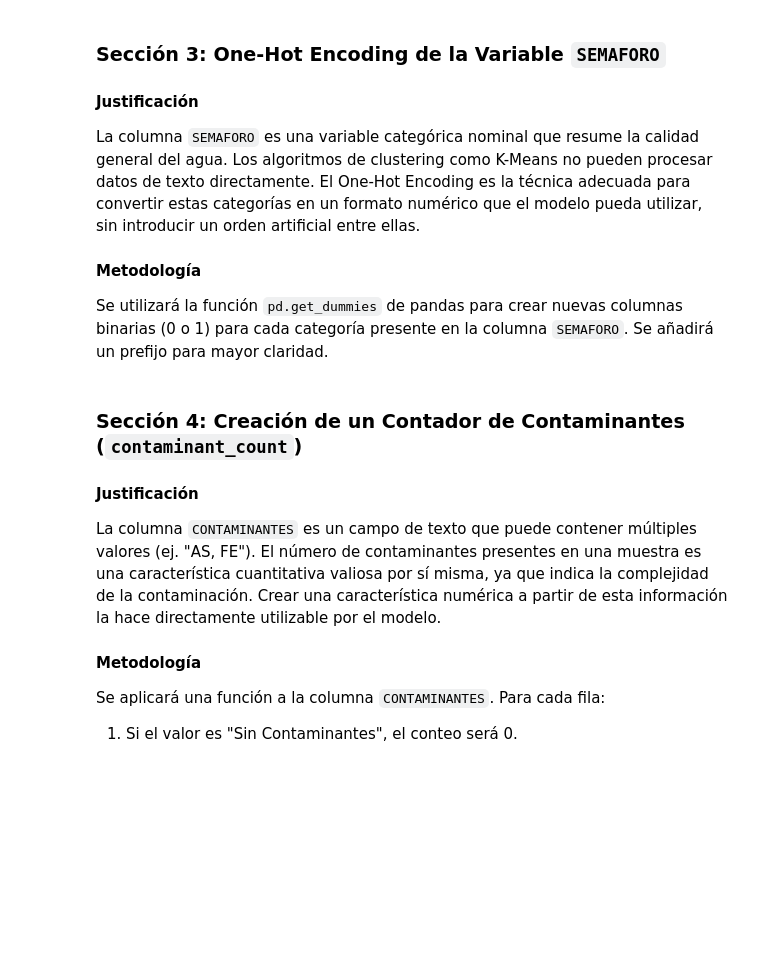
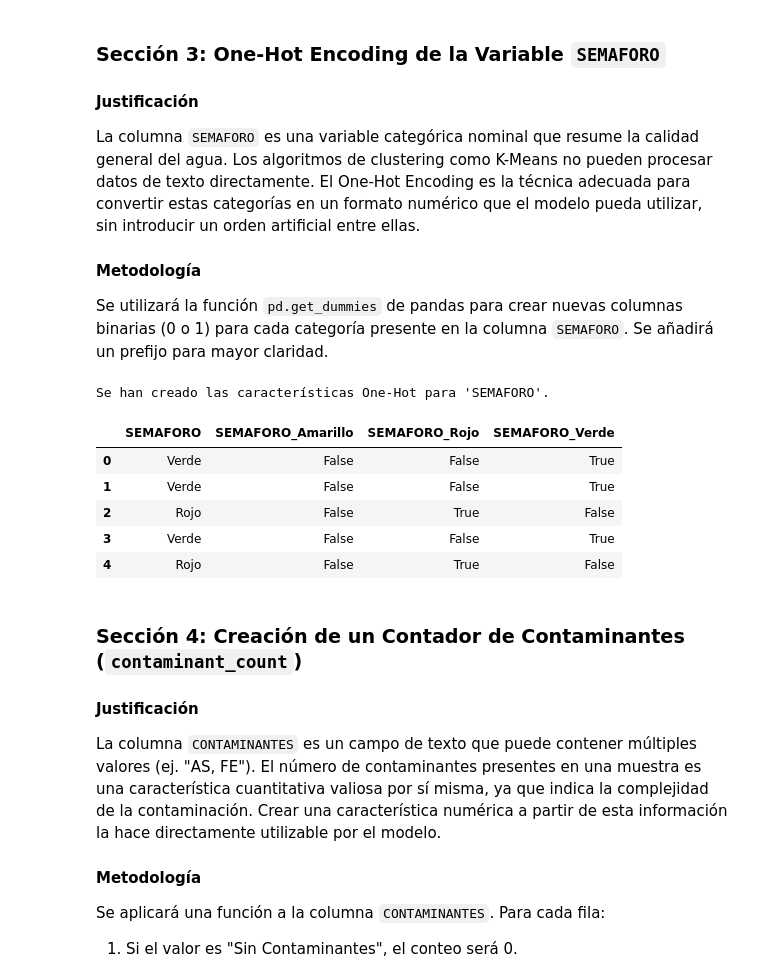
Before and after one commit to danvalvrd/ProyectoFinalIACenfo, a Jupyter notebook: feature_engineering.ipynb, the cells around one changed output. Saved outputs shown, nothing was run; the diff lists cells and outputs as text; code cells hidden in the pictures; blank space fills up the shorter version.

```diff
--- a/feature_engineering.ipynb
+++ b/feature_engineering.ipynb
@@ -92,12 +125,20 @@ Se utilizará la función `pd.get_dummies` de pandas para crear nuevas columnas
 # %%
 # Aplicar One-Hot Encoding a la columna 'SEMAFORO'
 semaforo_dummies = pd.get_dummies(df_featured['SEMAFORO'], prefix='SEMAFORO')
 
 # Unir las nuevas columnas al DataFrame principal
 df_featured = pd.concat([df_featured, semaforo_dummies], axis=1)
 
 print("Se han creado las características One-Hot para 'SEMAFORO'.")
-df_featured[['SEMAFORO', 'SEMAFORO_Amarillo', 'SEMAFORO_Rojo', 'SEMAFORO_Sin Dato', 'SEMAFORO_Verde']].head()
+df_featured[['SEMAFORO', 'SEMAFORO_Amarillo', 'SEMAFORO_Rojo', 'SEMAFORO_Verde']].head()
+# %% [output]
+Se han creado las características One-Hot para 'SEMAFORO'.
+|  | SEMAFORO | SEMAFORO_Amarillo | SEMAFORO_Rojo | SEMAFORO_Verde |
+| 0 | Verde | False | False | True |
+| 1 | Verde | False | False | True |
+| 2 | Rojo | False | True | False |
+| 3 | Verde | False | False | True |
+| 4 | Rojo | False | True | False |
 # %% [markdown]
 ### Sección 4: Creación de un Contador de Contaminantes (`contaminant_count`)
 
```
Also changed, not shown: parts of 7 cells of this notebook, 1 other file.
